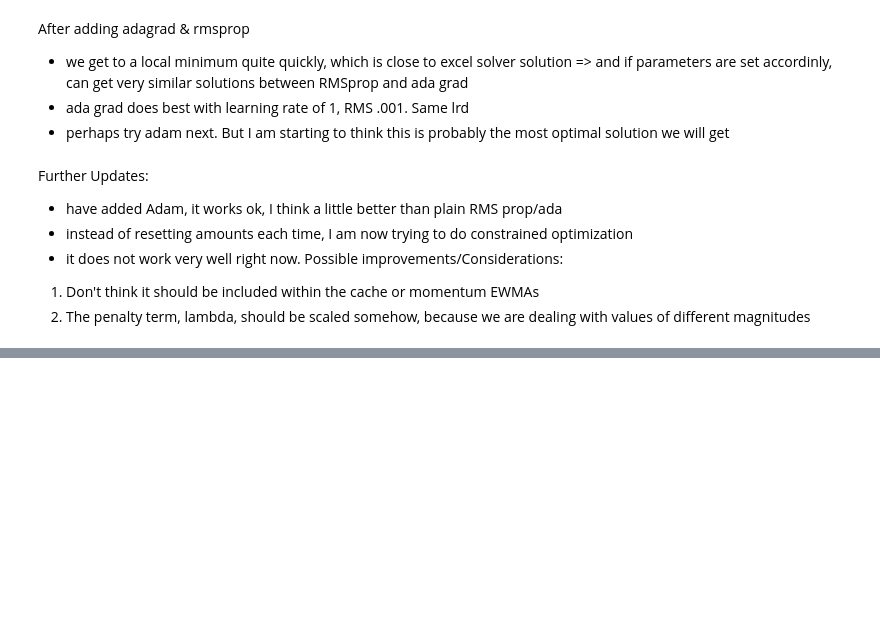
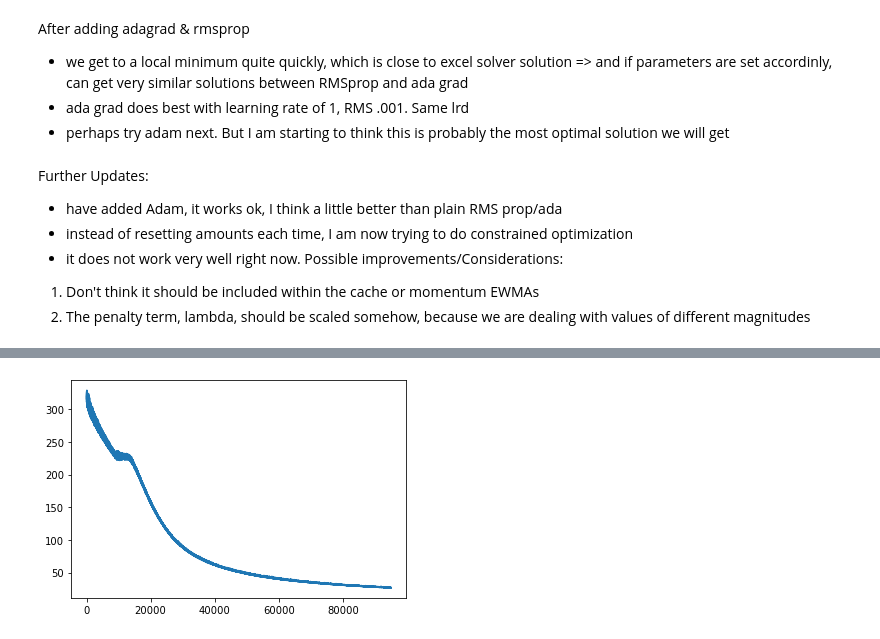
Before and after one commit to Chris-Crimi/Dietary-Optimization-via-Gradient-Descent, a Jupyter notebook: Gradient Descent Diet.ipynb, the cells around one changed output, grey strips where cells are left out. Cells and saved outputs as stored; diff of their text form; code cells hidden in the pictures; blank space fills up the shorter version.

```diff
--- a/Gradient Descent Diet.ipynb
+++ b/Gradient Descent Diet.ipynb
@@ -114,9 +114,9 @@ array([[0.  , 0.  , 0.  , 0.  , 0.  , 0.  , 0.  , 1.  , 0.  , 0.  , 0.  ,
 #amounts = np.random.rand(1,20) * 10
 amounts = np.zeros((1,20))
 #amounts[0,0] = 14
-learning_rate = .001
+learning_rate = 1
 #starting_learning_rate = .01
-learning_rate_decay = 0.0000001
+learning_rate_decay = 0#0.0000001
 errors = []
 
 dinputs_momentums = np.zeros_like(amounts)
@@ -126,7 +126,8 @@ epsilon = 1e-7
 beta_1 = .9
 beta_2 = .999
 
-lambda_penalty = 50
+lambda_penalty = .05
+penalty_cache = np.zeros_like(amounts)
 
 target_values_non_z = target_values.copy()
 target_values_non_z[0,0] = 1e-7
@@ -135,7 +136,7 @@ for i in range(10000):
 
     outputs = np.dot(amounts, quality_rates)
     error = ((outputs - target_values_non_z)/target_values_non_z)**2
-    error[0,0] = 0
+    error[0,0] = 0 #we still calculate derivative, but exclude the error for cost
     error[0,2:][outputs[0,2:] >= target_values[0,2:]] = 0.0
     errors.append(np.sum(error))
 
@@ -160,12 +161,13 @@ for i in range(10000):
     dinputs_momentums = dinputs_momentums * beta_1 + dinputs.astype(float) * (1 - beta_1)
     correted_momentums = dinputs_momentums / (1 - beta_1 ** (i + 1))
 
-    cache = cache * beta_2 + (1-beta_2) * dinputs.astype(float) ** 2
-    corrected_cahce = cache / (1 - beta_2 ** (i + 1))
+    cache = cache * dinputs.astype(float) ** 2 #beta_2 + (1-beta_2) * dinputs.astype(float) ** 2
+    corrected_cahce = cache #/ (1 - beta_2 ** (i + 1))
+    penalty_cache += penalty_deriv **2
 
-    amounts += -learning_rate * (correted_momentums / (np.sqrt(cache) + epsilon)  + lambda_penalty * penalty_deriv)
+    amounts += -learning_rate * (correted_momentums / (np.sqrt(cache) + epsilon)  + lambda_penalty * penalty_deriv * 1/np.sqrt(penalty_cache+epsilon))
 
-    learning_rate = learning_rate * (1 / (1 + learning_rate_decay * i/5))
+    learning_rate = learning_rate * (1 / (1 + learning_rate_decay * i))
 
 results = np.dot(amounts, quality_rates)
 print(results)
@@ -251,0 +240,63 @@ Further Updates:
+# %%
+#amounts = np.random.rand(1,20) * 10
+amounts = np.zeros((1,20))
+#amounts[0,0] = 14
+learning_rate = 1
+#starting_learning_rate = .01
+learning_rate_decay = 0#0.0000000001
+errors = []
+
+dinputs_momentums = np.zeros_like(amounts)
+cache = np.zeros_like(amounts)
+epsilon = 1e-7
+
+beta_1 = .99
+beta_2 = .9
+
+lambda_penalty = .05
+penalty_cache = np.zeros_like(amounts)
+
+for i in range(100000):
+
+    outputs = np.dot(amounts, quality_rates)
+    error = (outputs - target_values)**2
+    error[0,0] = 0
+    error[0,2:][outputs[0,2:] >= target_values[0,2:]] = 0.0
+    errors.append(np.sum(error))
+
+    penalty_deriv = np.zeros_like(amounts)
+    penalty_deriv[amounts.copy() > food_limits.copy()] = 1
+    penalty_deriv[amounts.copy() < food_req.copy()] = -1
+    penalty_deriv = penalty_deriv * food_limits.copy()
+
+    dloss = 2*(outputs - target_values)
+    dmax = np.ones_like(outputs)
+
+    #we are looking to stay calorie target, and minimize costs, so want to avoid those
+    #but once all the other ones have hit their goals, set them to 0
+    #dmax[0,1] = 0 if outputs[0,1] <= target_values[0,1] else dmax[0,1]
+    #dmax[0,0] = 0
+    dmax[0,2:][outputs[0,2:] >= target_values[0,2:]] = 0.0
+
+    dfoods = dloss * dmax
+    dinputs = np.dot(dfoods, quality_rates.T)
+
+    #momentum
+    dinputs_momentums = dinputs_momentums * beta_1 + dinputs.astype(float) * (1 - beta_1)
+    correted_momentums = dinputs_momentums / (1 - beta_1 ** (i + 1))
+
+    cache = cache + dinputs.astype(float) ** 2#* beta_2 + (1-beta_2) * dinputs.astype(float) ** 2
+    corrected_cache = cache #/ (1 - beta_2 ** (i + 1))
+    penalty_cache += penalty_deriv **2
+
+    amounts += -learning_rate * (correted_momentums / (np.sqrt(corrected_cache) + epsilon)  + lambda_penalty * penalty_deriv * 1/np.sqrt(penalty_cache+epsilon))
+
+    learning_rate = learning_rate * (1 / (1 + learning_rate_decay * i))
+
+results = np.dot(amounts, quality_rates)
+print(results)
+print((results - target_values))
+print("final error:", errors[-1])
+plt.plot(errors[5000:])
+plt.show()
+# %% [output]
@@ -251,0 +323 @@ Further Updates:
+[figure, added]
```
Also changed, not shown: parts of 11 cells of this notebook, 1 other file.
